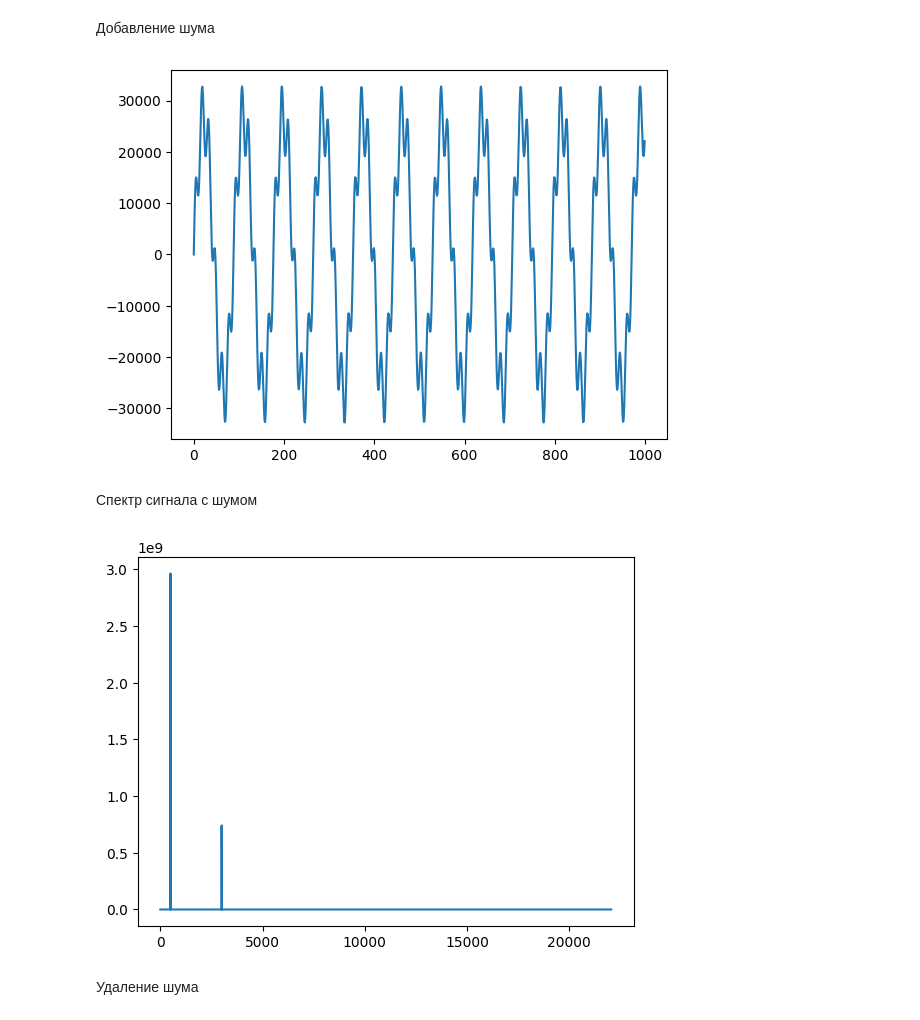
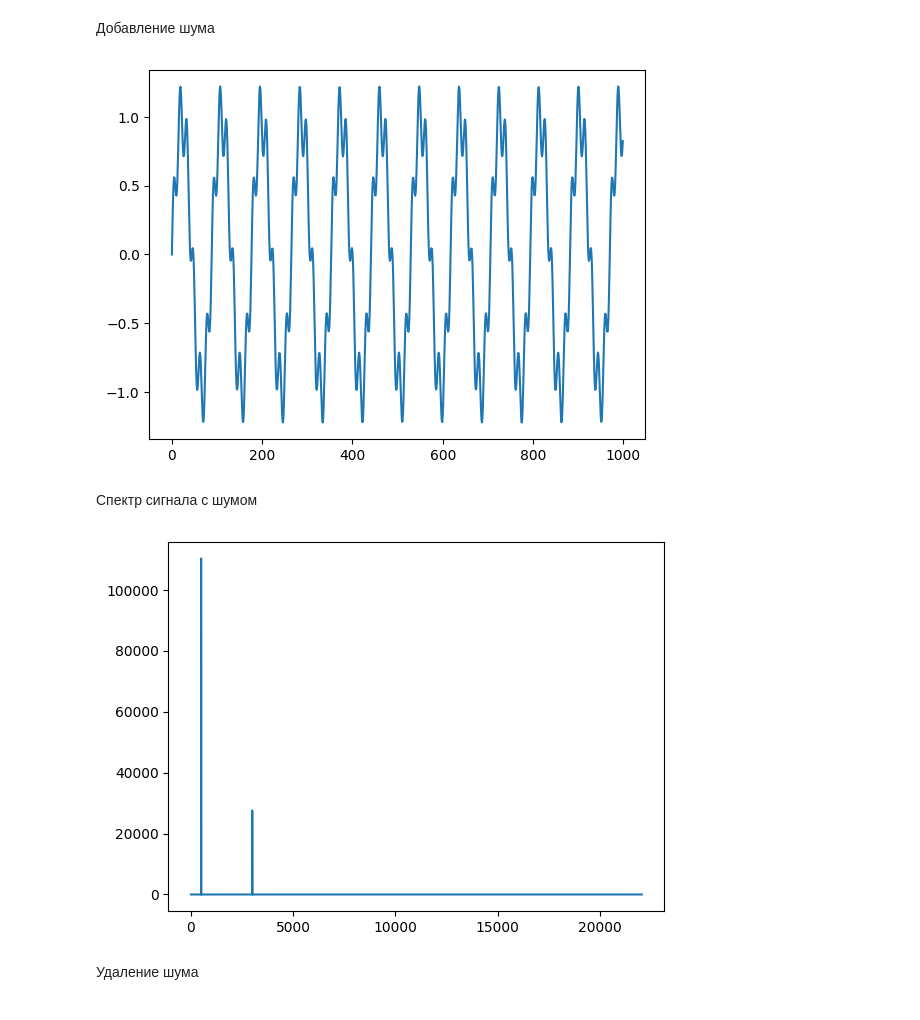
Before and after one commit to goosescout/Physics, a Jupyter notebook: Lecturing tasks/3.ipynb, the cells around one changed output. Cells and saved outputs as stored; diff of their text form; code cells hidden in the pictures.

```diff
--- a/Lecturing tasks/3.ipynb
+++ b/Lecturing tasks/3.ipynb
@@ -46,22 +46,20 @@ _, noise_tone = generate_wave(NOISE_FREQUENCY, RATE, DURATION)
 noise_tone = noise_tone * 0.25
 output_tone = initial_tone + noise_tone
 
-normalized_noise_tone = np.int16((output_tone / output_tone.max()) * 32767)
-
-plt.plot(normalized_noise_tone[:1000])
+plt.plot(output_tone[:1000])
 plt.show()
 # %% [output]
-[figure, old version]
+[figure, new version]
 # %% [markdown]
 Спектр сигнала с шумом
 # %%
-yf = rfft(normalized_noise_tone)
+yf = rfft(output_tone)
 xf = rfftfreq(N, 1 / RATE)
 
 plt.plot(xf, np.abs(yf))
 plt.show()
 # %% [output]
-[figure, old version]
+[figure, new version]
 # %% [markdown]
 Удаление шума
 # %%
```
Also changed, not shown: parts of 6 cells of this notebook.
